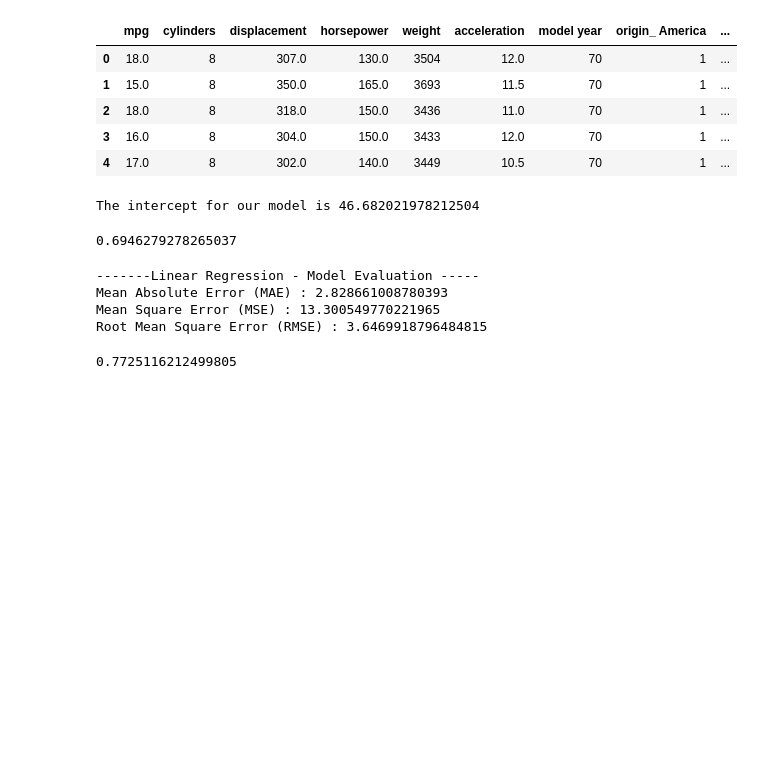
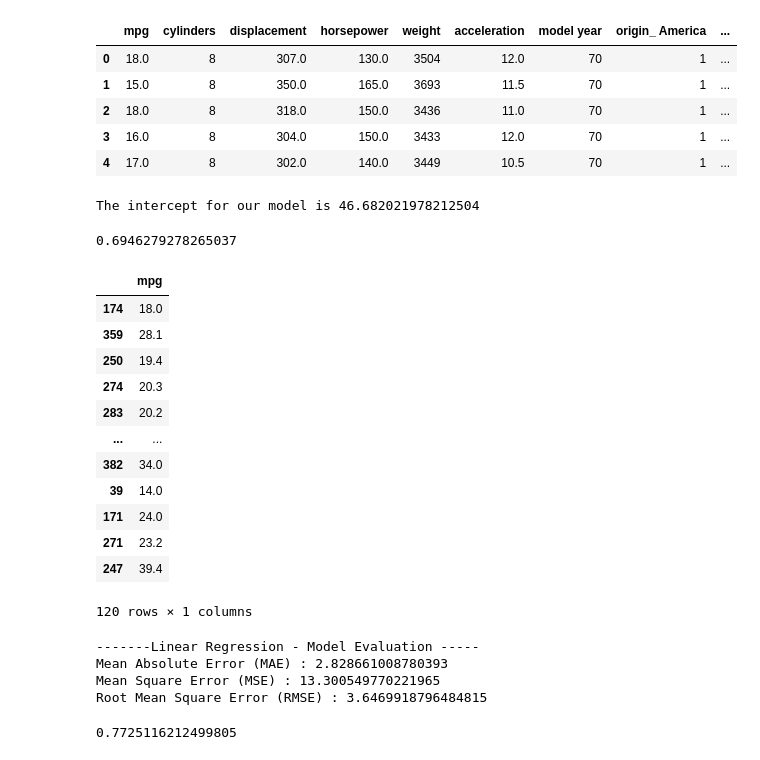
Before and after one commit to shankarnagj/Python_excercises, a Jupyter notebook: Linear Regression Class.ipynb, the cells around one changed output. Drawn from its saved outputs; the diff is of its cells as text; code cells hidden in the pictures; blank space fills up the shorter version.

```diff
--- a/Linear Regression Class.ipynb
+++ b/Linear Regression Class.ipynb
@@ -237,6 +243,22 @@ y_pred = regression_model.predict(X_test)
 print(regression_model.score(X_train,y_train))
 # %% [output]
 0.6946279278265037
+# %%
+y_test
+# %% [output]
+|  | mpg |
+| 174 | 18.0 |
+| 359 | 28.1 |
+| 250 | 19.4 |
+| 274 | 20.3 |
+| 283 | 20.2 |
+| ... | ... |
+| 382 | 34.0 |
+| 39 | 14.0 |
+| 171 | 24.0 |
+| 271 | 23.2 |
+| 247 | 39.4 |
+120 rows × 1 columns
 # %%
 from sklearn.metrics import mean_absolute_error as mae,mean_squared_error as mse
 print("-------Linear Regression - Model Evaluation -----")
```
Also changed, not shown: parts of 4 cells of this notebook, 3 other files.
